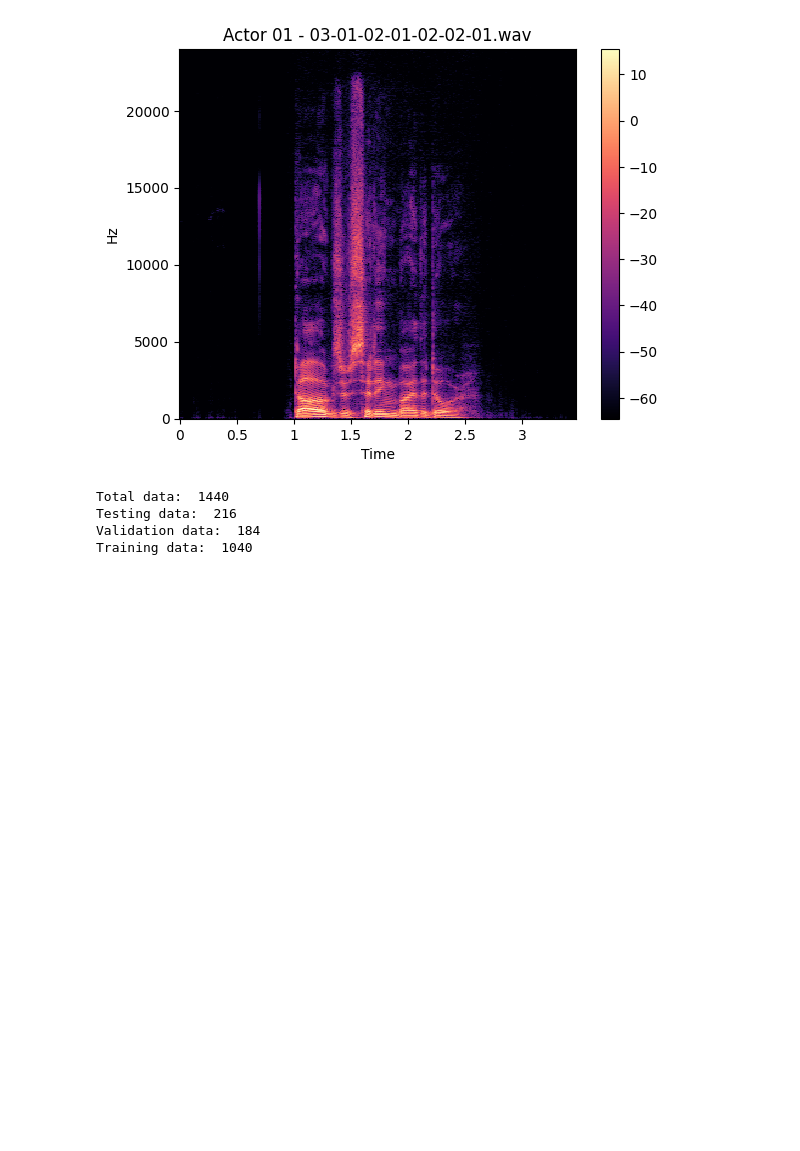
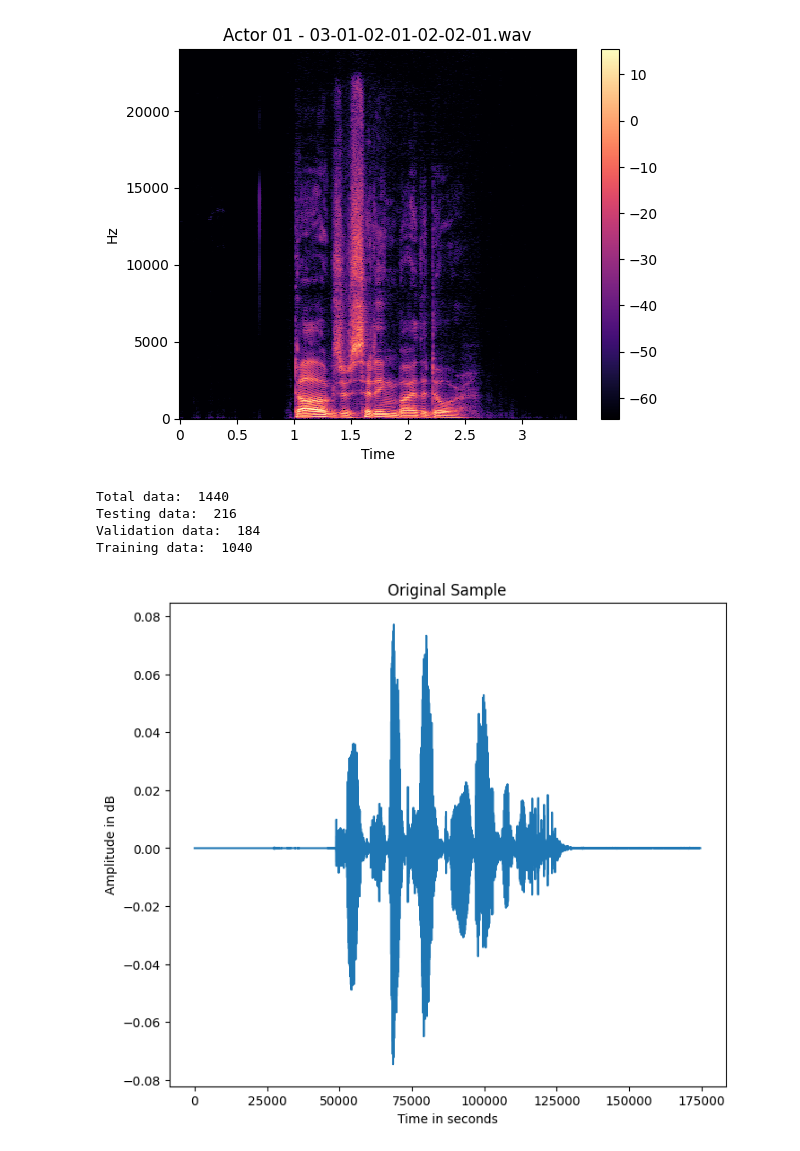
Before and after one commit to Deirdre-cyber/fyp-development, a Jupyter notebook: code/exploration_notebook.ipynb, the cells around one changed output. Saved outputs shown, nothing was run; the diff lists cells and outputs as text; code cells hidden in the pictures; blank space fills up the shorter version.

Commit message:
Updated project to run from main.py and spot issue with augment

```diff
--- a/code/exploration_notebook.ipynb
+++ b/code/exploration_notebook.ipynb
@@ -420,3 +420,21 @@ Total data:  1440
 Testing data:  216
 Validation data:  184
 Training data:  1040
+# %%
+# read wav file and generate wave form and augmented data
+import config
+from config import TRAIN_DIR
+import librosa
+import matplotlib.pyplot as plt
+
+file_path = TRAIN_DIR + '/Actor_02/03-01-01-01-01-01-02.wav'
+audio_data, sample_rate = librosa.load(file_path, sr=None)
+
+plt.figure(figsize=(8, 7))
+plt.plot(audio_data)
+plt.title('Original Sample')
+plt.xlabel('Time in seconds')
+plt.ylabel('Amplitude in dB')
+plt.show()
+# %% [output]
+[figure, added]
```
Also changed, not shown: parts of 2 cells of this notebook, 7 other files.
